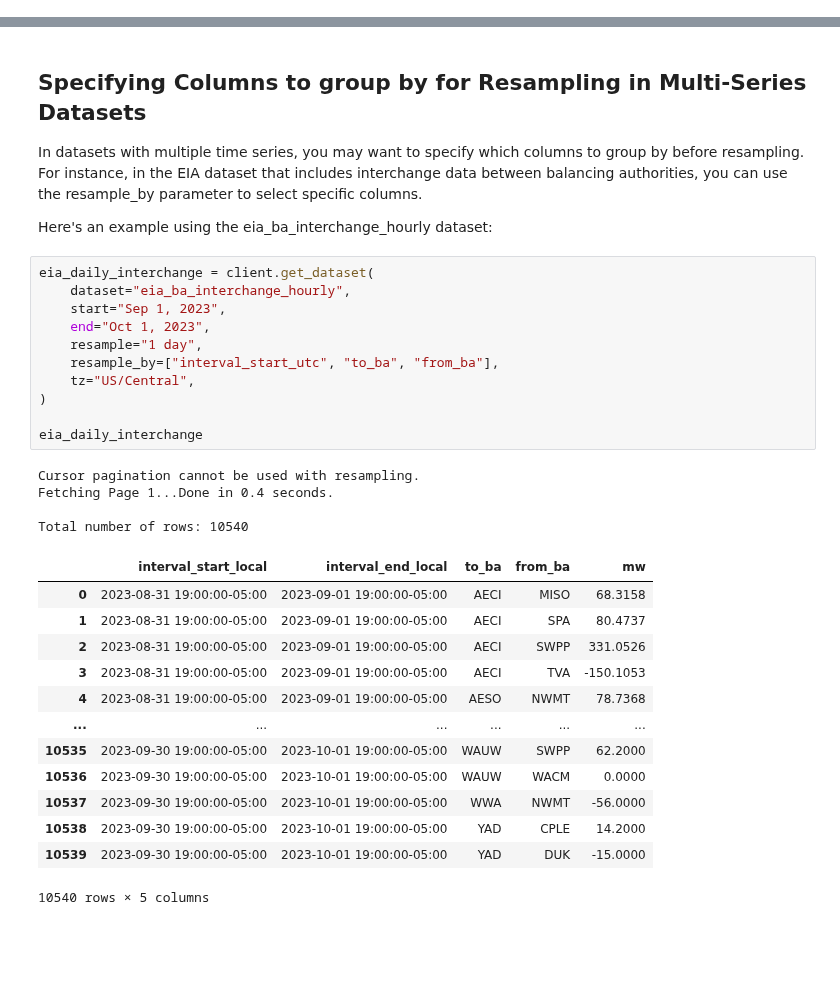
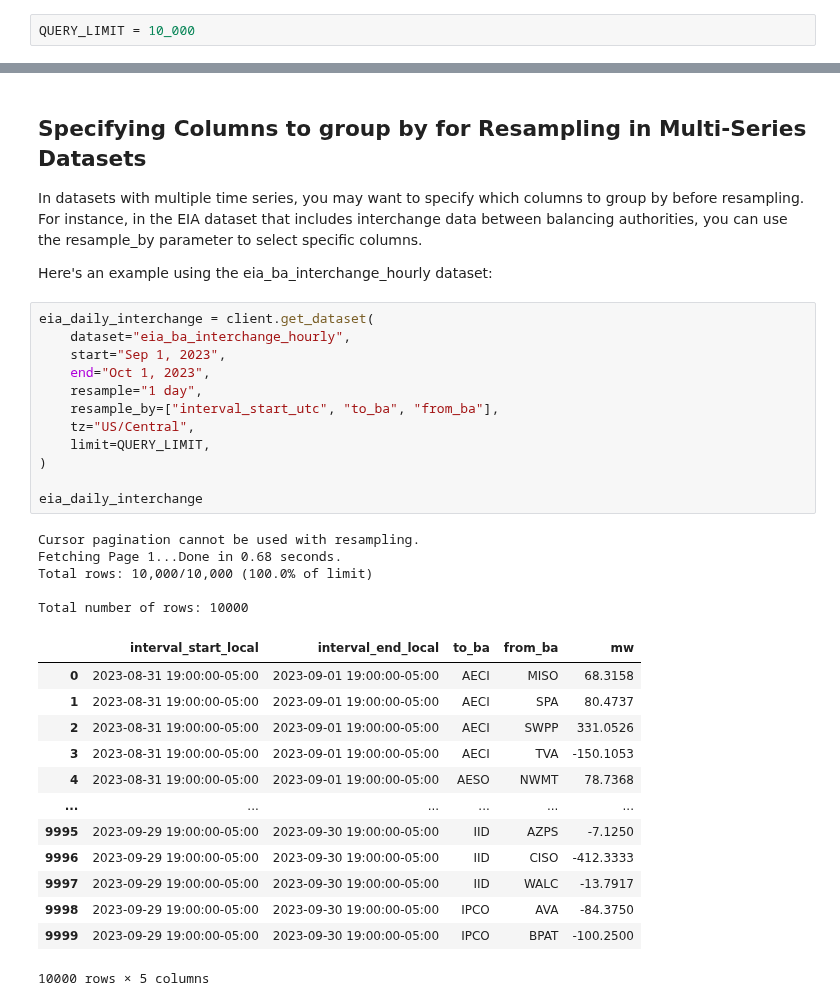
Before and after one commit to gridstatus/gridstatusio, a Jupyter notebook: Examples/Resample Data.ipynb, the cells around one changed output, grey strips where cells are left out. Saved outputs shown, nothing was run; the diff lists cells and outputs as text; blank space fills up the shorter version.

Commit message:
Better Documentation of Limits (#53)
* Document Limit and Use in Examples

* Update notebooks to use limits

* Rerun Getting Started Notebook

* Rerun notebooks

```diff
--- a/Examples/Resample Data.ipynb
+++ b/Examples/Resample Data.ipynb
@@ -24,0 +30,2 @@ First, let's query the raw 5 minute data to see what it looks like
+# %%
+QUERY_LIMIT = 10_000
@@ -334,29 +357,31 @@ Here's an example using the eia_ba_interchange_hourly dataset:
 # %%
 eia_daily_interchange = client.get_dataset(
     dataset="eia_ba_interchange_hourly",
     start="Sep 1, 2023",
     end="Oct 1, 2023",
     resample="1 day",
     resample_by=["interval_start_utc", "to_ba", "from_ba"],
     tz="US/Central",
+    limit=QUERY_LIMIT,
 )
 
 eia_daily_interchange
 # %% [output]
 Cursor pagination cannot be used with resampling.
-Fetching Page 1...Done in 0.4 seconds.
+Fetching Page 1...Done in 0.68 seconds.
+Total rows: 10,000/10,000 (100.0% of limit)
 
-Total number of rows: 10540
+Total number of rows: 10000
 |  | interval_start_local | interval_end_local | to_ba | from_ba | mw |
 | 0 | 2023-08-31 19:00:00-05:00 | 2023-09-01 19:00:00-05:00 | AECI | MISO | 68.3158 |
 | 1 | 2023-08-31 19:00:00-05:00 | 2023-09-01 19:00:00-05:00 | AECI | SPA | 80.4737 |
 | 2 | 2023-08-31 19:00:00-05:00 | 2023-09-01 19:00:00-05:00 | AECI | SWPP | 331.0526 |
 | 3 | 2023-08-31 19:00:00-05:00 | 2023-09-01 19:00:00-05:00 | AECI | TVA | -150.1053 |
 | 4 | 2023-08-31 19:00:00-05:00 | 2023-09-01 19:00:00-05:00 | AESO | NWMT | 78.7368 |
 | ... | ... | ... | ... | ... | ... |
-| 10535 | 2023-09-30 19:00:00-05:00 | 2023-10-01 19:00:00-05:00 | WAUW | SWPP | 62.2000 |
-| 10536 | 2023-09-30 19:00:00-05:00 | 2023-10-01 19:00:00-05:00 | WAUW | WACM | 0.0000 |
-| 10537 | 2023-09-30 19:00:00-05:00 | 2023-10-01 19:00:00-05:00 | WWA | NWMT | -56.0000 |
-| 10538 | 2023-09-30 19:00:00-05:00 | 2023-10-01 19:00:00-05:00 | YAD | CPLE | 14.2000 |
-| 10539 | 2023-09-30 19:00:00-05:00 | 2023-10-01 19:00:00-05:00 | YAD | DUK | -15.0000 |
+| 9995 | 2023-09-29 19:00:00-05:00 | 2023-09-30 19:00:00-05:00 | IID | AZPS | -7.1250 |
+| 9996 | 2023-09-29 19:00:00-05:00 | 2023-09-30 19:00:00-05:00 | IID | CISO | -412.3333 |
+| 9997 | 2023-09-29 19:00:00-05:00 | 2023-09-30 19:00:00-05:00 | IID | WALC | -13.7917 |
+| 9998 | 2023-09-29 19:00:00-05:00 | 2023-09-30 19:00:00-05:00 | IPCO | AVA | -84.3750 |
+| 9999 | 2023-09-29 19:00:00-05:00 | 2023-09-30 19:00:00-05:00 | IPCO | BPAT | -100.2500 |
-10540 rows × 5 columns
+10000 rows × 5 columns
```
Also changed, not shown: parts of 10 cells of this notebook, 4 other files.
